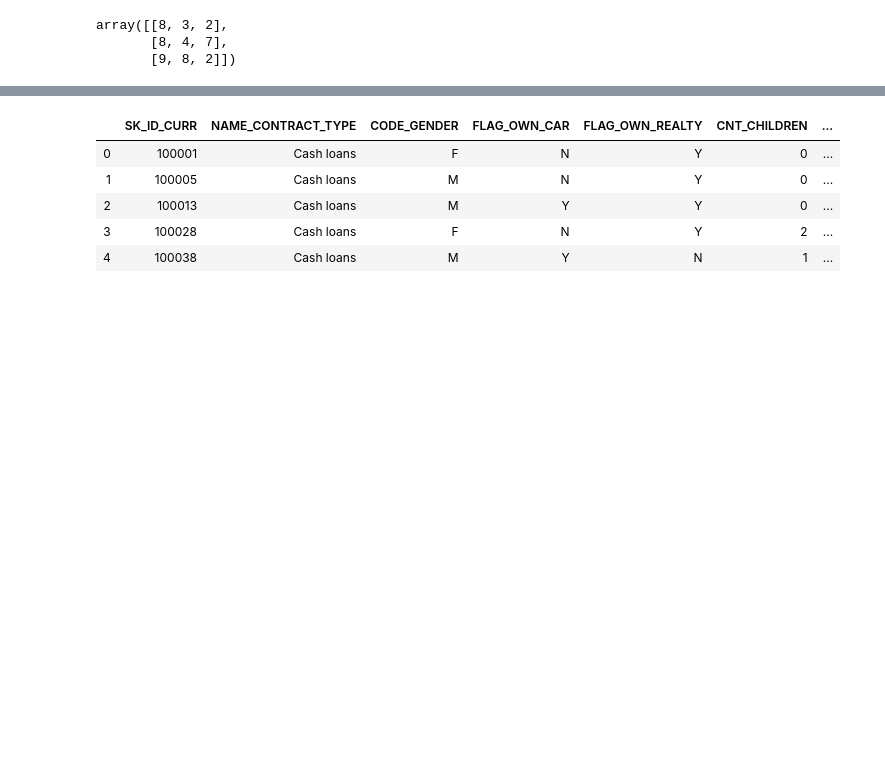
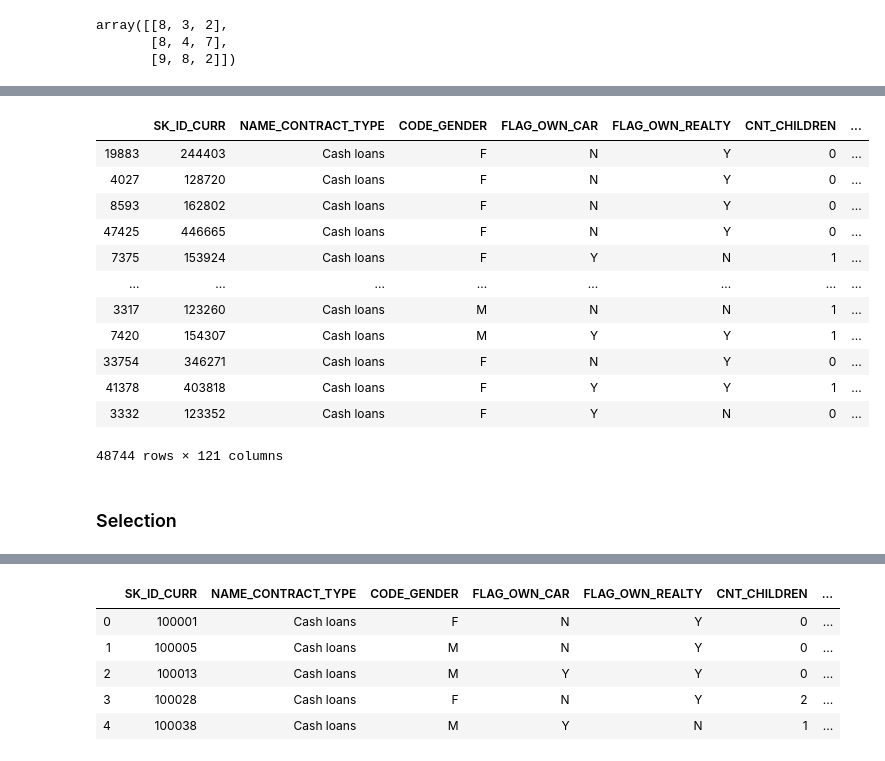
Before and after one commit to spk104/spklearn-ml, a Jupyter notebook: Class 08_Feb 01.ipynb, the cells around one changed output, grey strips where cells are left out. Saved outputs shown, nothing was run; the diff lists cells and outputs as text; code cells hidden in the pictures; blank space fills up the shorter version.

```diff
--- a/Class 08_Feb 01.ipynb
+++ b/Class 08_Feb 01.ipynb
@@ -159,0 +545,18 @@ array([[8, 3, 2],
+# %%
+df.sort_values(by='AMT_INCOME_TOTAL')
+# %% [output]
+|  | SK_ID_CURR | NAME_CONTRACT_TYPE | CODE_GENDER | FLAG_OWN_CAR | FLAG_OWN_REALTY | CNT_CHILDREN | ... |
+| 19883 | 244403 | Cash loans | F | N | Y | 0 | ... |
+| 4027 | 128720 | Cash loans | F | N | Y | 0 | ... |
+| 8593 | 162802 | Cash loans | F | N | Y | 0 | ... |
+| 47425 | 446665 | Cash loans | F | N | Y | 0 | ... |
+| 7375 | 153924 | Cash loans | F | Y | N | 1 | ... |
+| ... | ... | ... | ... | ... | ... | ... | ... |
+| 3317 | 123260 | Cash loans | M | N | N | 1 | ... |
+| 7420 | 154307 | Cash loans | M | Y | Y | 1 | ... |
+| 33754 | 346271 | Cash loans | F | N | Y | 0 | ... |
+| 41378 | 403818 | Cash loans | F | Y | Y | 1 | ... |
+| 3332 | 123352 | Cash loans | F | Y | N | 0 | ... |
+48744 rows × 121 columns
+# %% [markdown]
+### Selection
```
Also changed, not shown: parts of 140 cells of this notebook, 2 other files.
